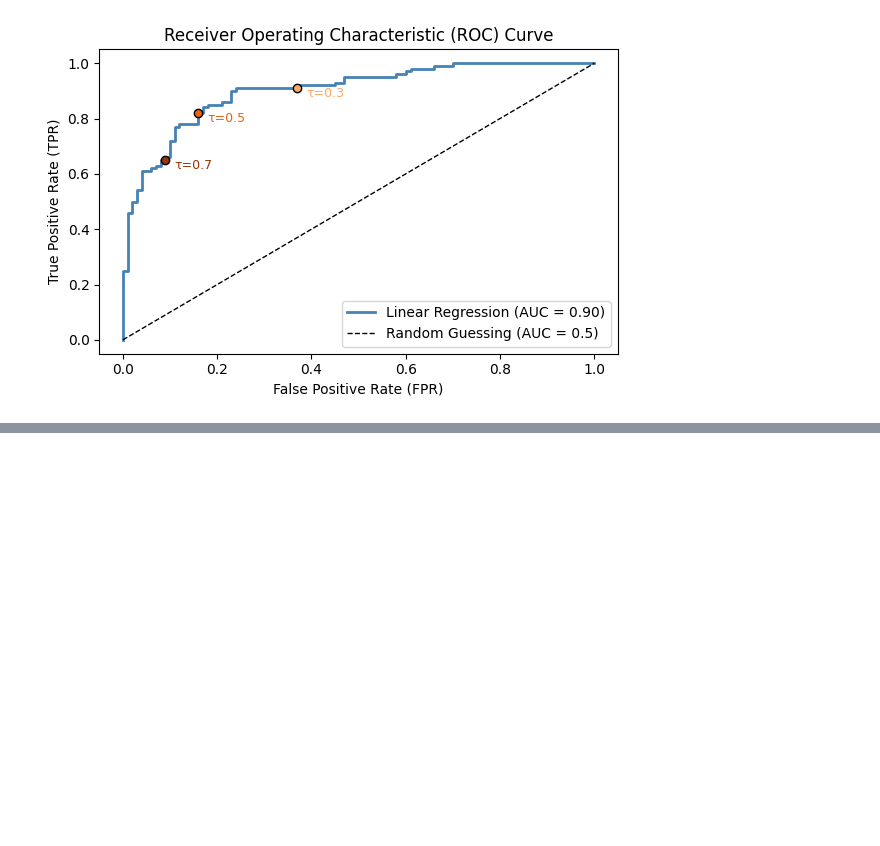
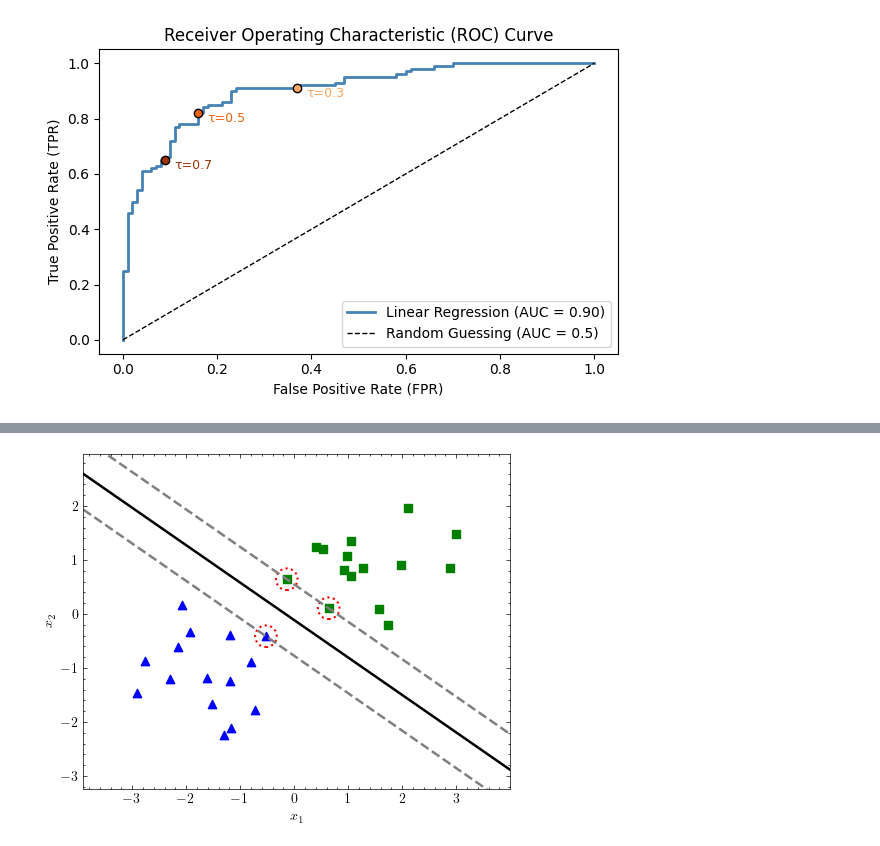
Before and after one commit to rtealwitter/datamining2025, a Jupyter notebook: notes/code.ipynb, the cells around one changed output, grey strips where cells are left out. Cells and saved outputs as stored; diff of their text form; code cells hidden in the pictures; blank space fills up the shorter version.

```diff
--- a/notes/code.ipynb
+++ b/notes/code.ipynb
@@ -614,0 +958,86 @@ plt.show()
+# %%
+import numpy as np
+import matplotlib.pyplot as plt
+from sklearn.svm import SVC
+
+# ==== 1. Generate *linearly separable* data ====
+seed = 42
+np.random.seed(seed)
+
+n = 30
+mean_pos = [1, 1]
+mean_neg = [-1, -1]
+cov = [[0.4, 0.0], [0.0, 0.4]]
+
+
+X_pos = np.random.multivariate_normal(mean_pos, cov, size=n//2)
+X_neg = np.random.multivariate_normal(mean_neg, cov, size=n//2)
+X = np.vstack((X_pos, X_neg))
+y = np.hstack((np.ones(n//2), np.zeros(n//2)))
+
+# Stretch x so data width : height ≈ 6 : 4  (i.e., multiply by 1.5)
+stretch = 6 / 4  # 1.5
+X[:, 0] *= stretch
+
+# ==== 2. Fit SVM with linear kernel ====
+clf = SVC(kernel='linear', C=1e5)  # large C for hard-margin behavior
+clf.fit(X, y)
+
+# ==== 3. Create meshgrid for plotting (optional) ====
+x_min, x_max = X[:, 0].min() - 1, X[:, 0].max() + 1
+y_min, y_max = X[:, 1].min() - 1, X[:, 1].max() + 1
+xx, yy = np.meshgrid(np.linspace(x_min, x_max, 400),
+                     np.linspace(y_min, y_max, 400))
+
+# ==== 4. Plot ====
+fig, ax = plt.subplots(figsize=(6, 4))
+
+# Scatter data points
+ax.scatter(X[y == 1, 0], X[y == 1, 1], c='green', marker='s')
+ax.scatter(X[y == 0, 0], X[y == 0, 1], c='blue', marker='^')
+
+# ==== 5. Add three different (non-parallel) separating hyperplanes ====
+def plot_separator(ax, slope, intercept, style, color, label=""):
+    x_vals = np.linspace(x_min, x_max, 200)
+    y_vals = slope * x_vals + intercept
+    ax.plot(x_vals, y_vals, style, color=color, linewidth=1.8, label=label)
+
+# Line 1: SVM decision boundary (maximum margin)
+w = clf.coef_[0]
+intercept_svm = clf.intercept_[0]
+slope_svm = -w[0] / w[1]
+intercept_line = -intercept_svm / w[1]
+margin = 1 / np.linalg.norm(w)
+plot_separator(ax, slope_svm, intercept_line, '-', 'black')
+
+# Correct: plot margin boundaries using (w · x + b = ±1)
+# These yield: x2 = -(w0/w1) * x1 - (b ± 1)/w1
+
+intercept_plus = -(intercept_svm - 1) / w[1]  # w·x + b = 1 ⇒ b - 1
+intercept_minus = -(intercept_svm + 1) / w[1] # w·x + b = -1 ⇒ b + 1
+
+plot_separator(ax, slope_svm, intercept_plus, '--', 'gray')
+plot_separator(ax, slope_svm, intercept_minus, '--', 'gray')
+
+# ==== 6. Highlight support vectors with red dotted circles ====
+support_vectors = clf.support_vectors_
+for sv in support_vectors:
+    circle = plt.Circle((sv[0], sv[1]), radius=0.2, edgecolor='red',
+                        facecolor='none', linestyle=':', linewidth=1.5)
+    ax.add_patch(circle)
+
+
+# ==== Final formatting ====
+ax.set_xlim(x_min, x_max)
+ax.set_ylim(y_min, y_max)
+ax.set_xlabel('$x_1$')
+ax.set_ylabel('$x_2$')
+ax.set_aspect('equal')
+#ax.legend(loc='upper left', framealpha=1)
+plt.tight_layout()
+
+# Save and show
+plt.savefig('images/svm_supports.pdf', dpi=300, bbox_inches='tight')
+plt.show()
+# %% [output]
+[figure, added]
```
Also changed, not shown: parts of 8 cells of this notebook, 45 other files.
